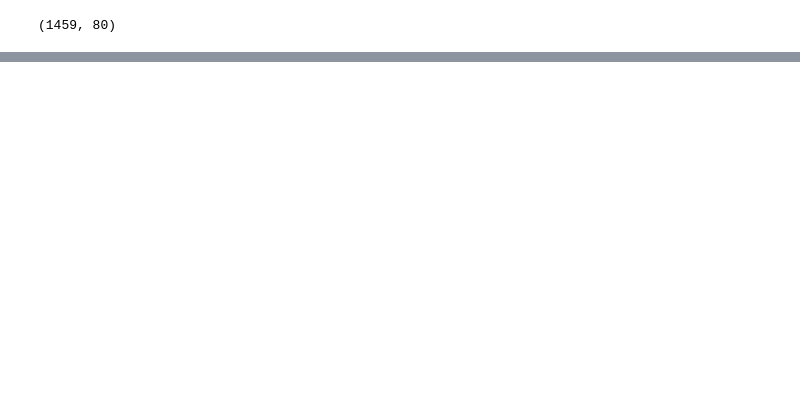
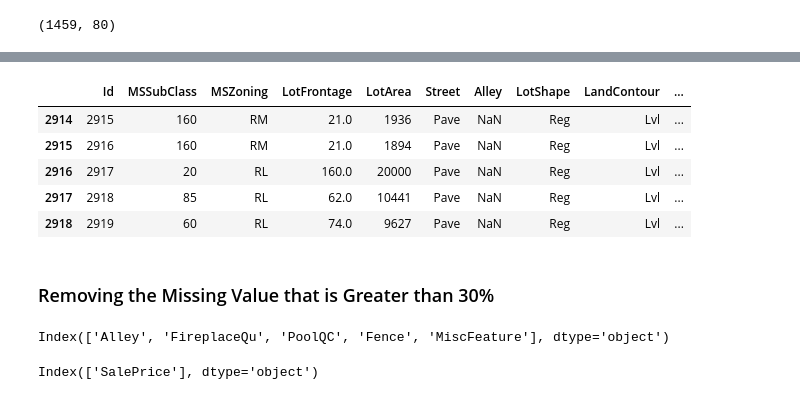
Before and after one commit to melwinmpk/House_Prices_Predict_sales_prices, a Jupyter notebook: jupyter_notebook/Basic Feature Engineering.ipynb, the cells around one changed output, grey strips where cells are left out. Drawn from its saved outputs; the diff is of its cells as text; code cells hidden in the pictures; blank space fills up the shorter version.

```diff
--- a/jupyter_notebook/Basic Feature Engineering.ipynb
+++ b/jupyter_notebook/Basic Feature Engineering.ipynb
@@ -21,0 +40,11 @@ data = (train_data.isnull().sum()/train_data.shape[0])*100 > 30
+# %%
+combined_data.tail()
+# %% [output]
+|  | Id | MSSubClass | MSZoning | LotFrontage | LotArea | Street | Alley | LotShape | LandContour | ... |
+| 2914 | 2915 | 160 | RM | 21.0 | 1936 | Pave | NaN | Reg | Lvl | ... |
+| 2915 | 2916 | 160 | RM | 21.0 | 1894 | Pave | NaN | Reg | Lvl | ... |
+| 2916 | 2917 | 20 | RL | 160.0 | 20000 | Pave | NaN | Reg | Lvl | ... |
+| 2917 | 2918 | 85 | RL | 62.0 | 10441 | Pave | NaN | Reg | Lvl | ... |
+| 2918 | 2919 | 60 | RL | 74.0 | 9627 | Pave | NaN | Reg | Lvl | ... |
+# %% [markdown]
+### Removing the Missing Value that is Greater than 30%
@@ -21,0 +56,5 @@ data = (train_data.isnull().sum()/train_data.shape[0])*100 > 30
+# %%
+lst = [feature for feature in combined_data.columns if feature != 'SalePrice']
+print(detect_Missingvalue(combined_data,lst,30))
+# %% [output]
+Index(['Alley', 'FireplaceQu', 'PoolQC', 'Fence', 'MiscFeature'], dtype='object')
@@ -21,0 +63,4 @@ data = (train_data.isnull().sum()/train_data.shape[0])*100 > 30
+# %%
+print(detect_Missingvalue(combined_data,None,30))
+# %% [output]
+Index(['SalePrice'], dtype='object')
```
Also changed, not shown: parts of 39 cells of this notebook, 1 other file.
